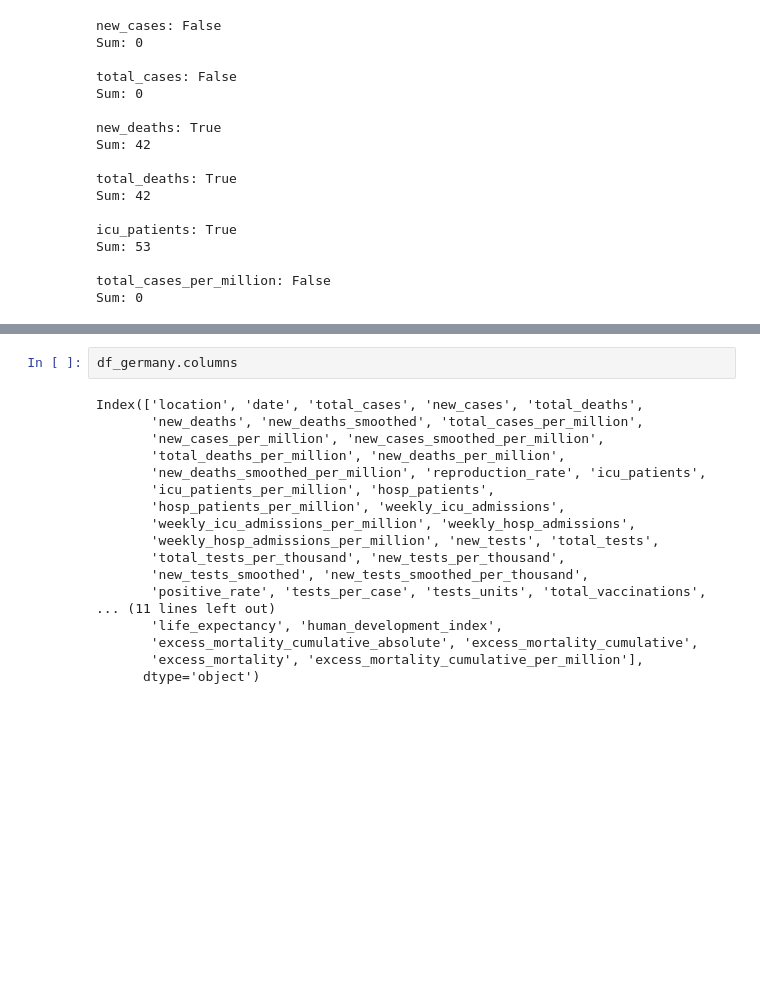
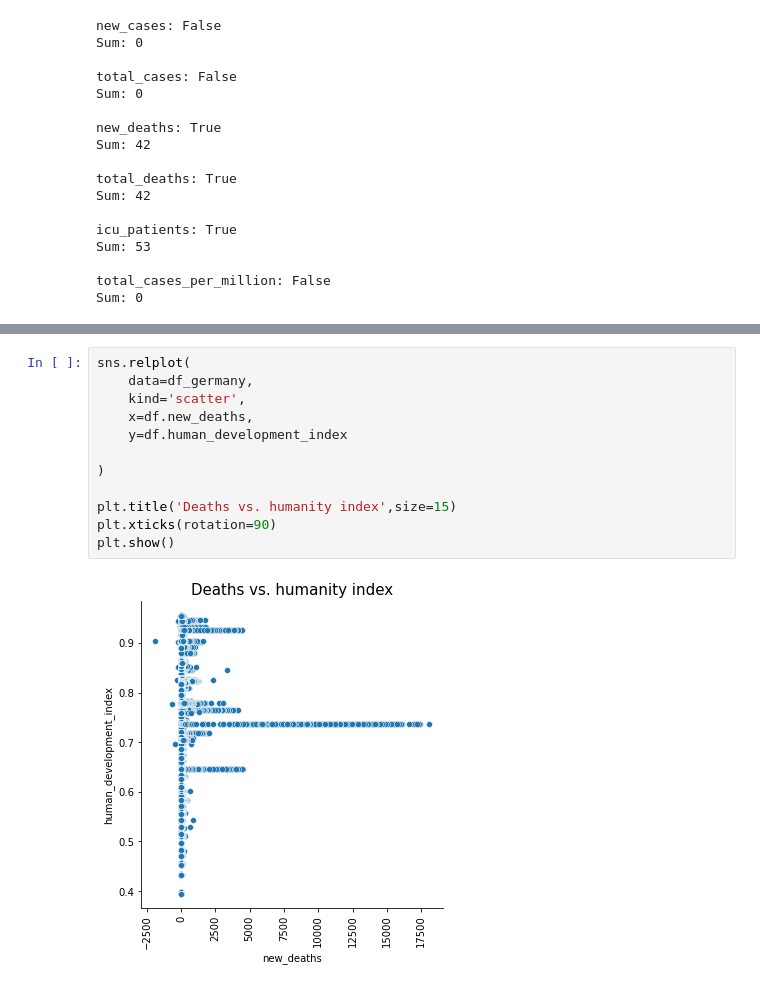
Before and after one commit to SebastianW89/COVID_19_GERMANY, a Jupyter notebook: COVID_WORLD_II.ipynb, the cells around one changed output, grey strips where cells are left out. Drawn from its saved outputs; the diff is of its cells as text; blank space fills up the shorter version.

```diff
--- a/COVID_WORLD_II.ipynb
+++ b/COVID_WORLD_II.ipynb
@@ -137,20 +153,14 @@ fig.savefig('Corona_Overview.png')
-# %%
-df_germany.columns
-# %% [output]
-Index(['location', 'date', 'total_cases', 'new_cases', 'total_deaths',
-       'new_deaths', 'new_deaths_smoothed', 'total_cases_per_million',
-       'new_cases_per_million', 'new_cases_smoothed_per_million',
-       'total_deaths_per_million', 'new_deaths_per_million',
-       'new_deaths_smoothed_per_million', 'reproduction_rate', 'icu_patients',
-       'icu_patients_per_million', 'hosp_patients',
-       'hosp_patients_per_million', 'weekly_icu_admissions',
-       'weekly_icu_admissions_per_million', 'weekly_hosp_admissions',
-       'weekly_hosp_admissions_per_million', 'new_tests', 'total_tests',
-       'total_tests_per_thousand', 'new_tests_per_thousand',
-       'new_tests_smoothed', 'new_tests_smoothed_per_thousand',
-       'positive_rate', 'tests_per_case', 'tests_units', 'total_vaccinations',
-... (11 lines left out)
-       'life_expectancy', 'human_development_index',
-       'excess_mortality_cumulative_absolute', 'excess_mortality_cumulative',
-       'excess_mortality', 'excess_mortality_cumulative_per_million'],
-      dtype='object')
+# %%
+sns.relplot(
+    data=df_germany,
+    kind='scatter',
+    x=df.new_deaths,
+    y=df.human_development_index
+
+)
+
+plt.title('Deaths vs. humanity index',size=15)
+plt.xticks(rotation=90)
+plt.show()
+# %% [output]
+[figure, added]
```
Also changed, not shown: parts of 10 cells of this notebook.
